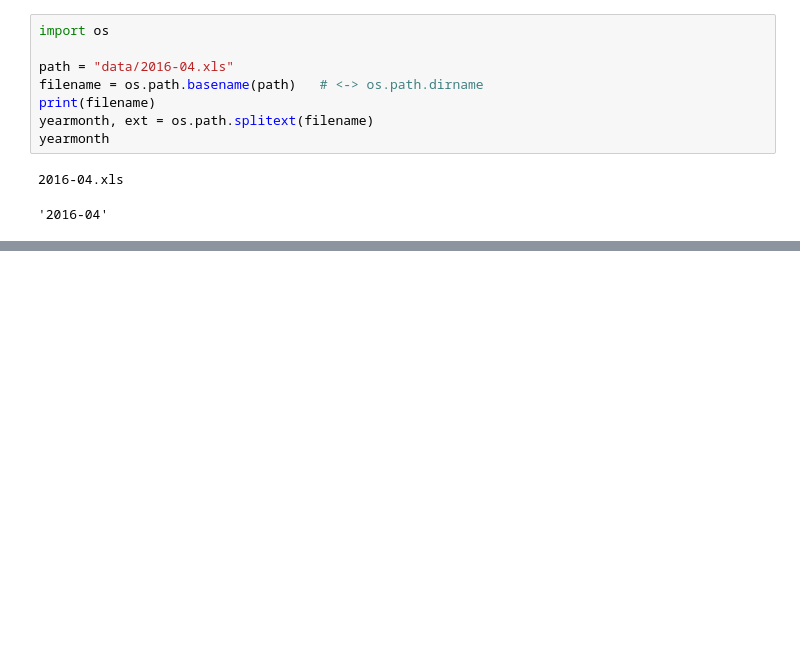
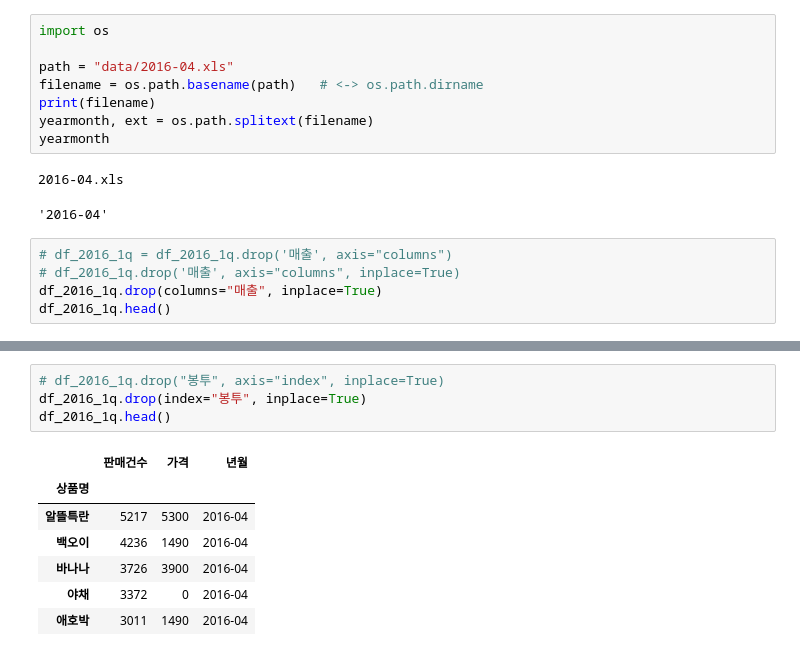
Before and after one commit to CodingSta/demo-lge-201811, a Jupyter notebook: 3일차.ipynb, the cells around one changed output, grey strips where cells are left out. Saved outputs shown, nothing was run; the diff lists cells and outputs as text; blank space fills up the shorter version.

```diff
--- a/3일차.ipynb
+++ b/3일차.ipynb
@@ -214,3 +214,8 @@ yearmonth
 # %% [output]
 2016-04.xls
 '2016-04'
+# %%
+# df_2016_1q = df_2016_1q.drop('매출', axis="columns")
+# df_2016_1q.drop('매출', axis="columns", inplace=True)
+df_2016_1q.drop(columns="매출", inplace=True)
+df_2016_1q.head()
@@ -216,0 +230,12 @@ yearmonth
+# %%
+# df_2016_1q.drop("봉투", axis="index", inplace=True)
+df_2016_1q.drop(index="봉투", inplace=True)
+df_2016_1q.head()
+# %% [output]
+|  | 판매건수 | 가격 | 년월 |
+| 상품명 |  |  |  |
+| 알뜰특란 | 5217 | 5300 | 2016-04 |
+| 백오이 | 4236 | 1490 | 2016-04 |
+| 바나나 | 3726 | 3900 | 2016-04 |
+| 야채 | 3372 | 0 | 2016-04 |
+| 애호박 | 3011 | 1490 | 2016-04 |
```
Also changed, not shown: parts of 1 cell of this notebook.
